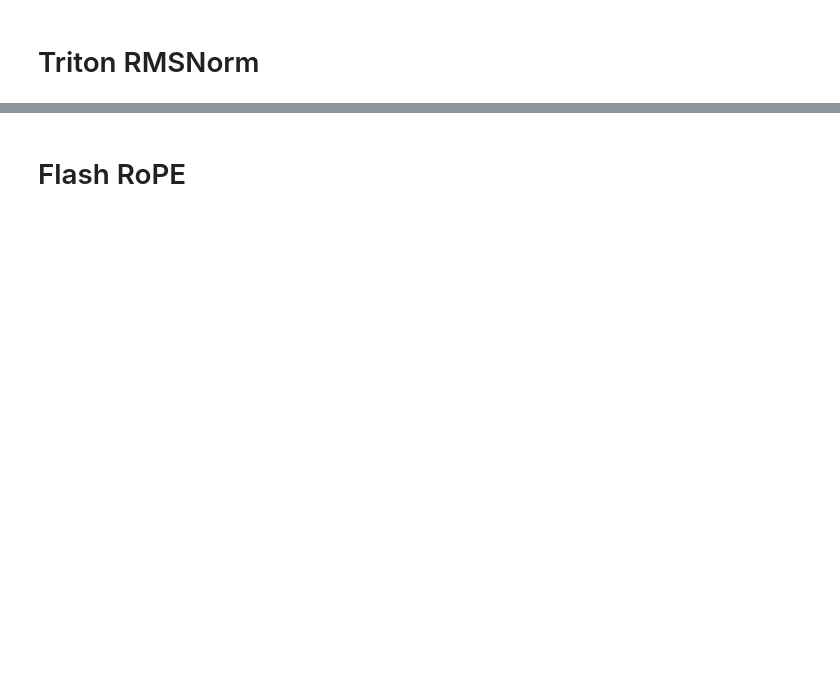
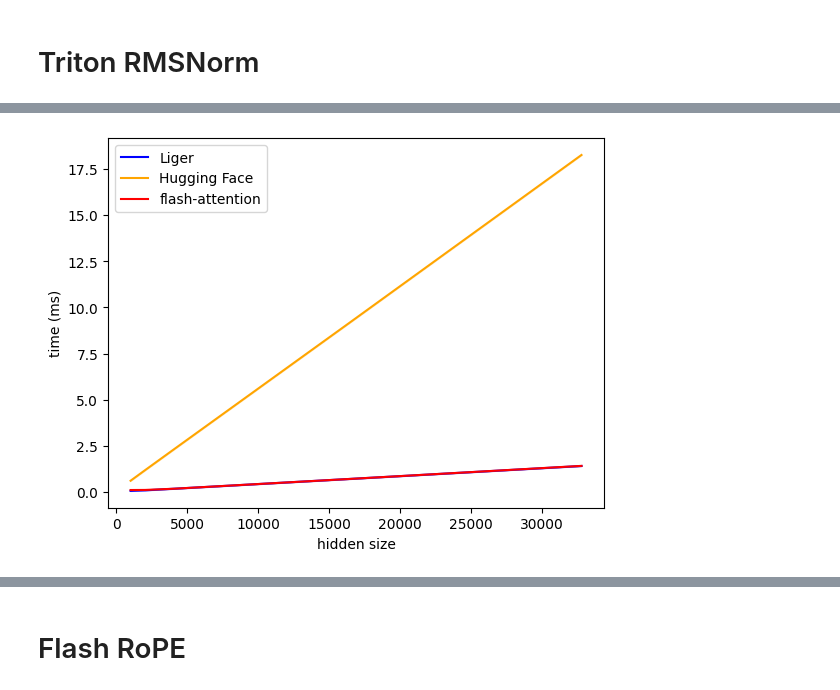
Before and after one commit to zzhhjjj/LLaMA, a Jupyter notebook: tools/benchmark/benchmark.ipynb, the cells around one changed output, grey strips where cells are left out. Cells and saved outputs as stored; diff of their text form; code cells hidden in the pictures; blank space fills up the shorter version.

```diff
--- a/tools/benchmark/benchmark.ipynb
+++ b/tools/benchmark/benchmark.ipynb
@@ -499,3 +596,96 @@ class RMSNorm(nn.Module):
         variance = input.pow(2).mean(-1, keepdim=True)
         input = input * torch.rsqrt(variance + self.variance_epsilon)
         return self.weight * input.to(input_dtype)
+# %%
+import triton
+@triton.testing.perf_report(
+    [
+        triton.testing.Benchmark(
+            x_names=["N"],
+            x_vals=[2**i for i in range(10, 16)],
+            xlabel="hidden size",
+            line_arg="provider",
+            line_vals=["liger", "huggingface","flash-attention"],
+            line_names=["Liger", "Hugging Face", "flash-attention"],
+            styles=[("blue", "solid"), ("orange", "solid"), ("red", "solid")],
+            ylabel="time (ms)",
+            plot_name="rmsnorm-fwd-speed-benchmark",
+            args={"M": 2048, "dtype": torch.bfloat16, "mode": "forward"},
+        ),
+        triton.testing.Benchmark(
+            x_names=["N"],
+            x_vals=[2**i for i in range(10, 16)],
+            xlabel="hidden size",
+            line_arg="provider",
+            line_vals=["liger", "huggingface","flash-attention"],
+            line_names=["Liger", "Hugging Face", "flash-attention"],
+            styles=[("blue", "solid"), ("orange", "solid"), ("red", "solid")],
+            ylabel="time (ms)",
+            plot_name="rmsnorm-bwd-speed-benchmark",
+            args={"M": 2048, "dtype": torch.bfloat16, "mode": "backward"},
+        ),
+        triton.testing.Benchmark(
+            x_names=["N"],
+            x_vals=[2**i for i in range(10, 16)],
+            xlabel="hidden size",
+            line_arg="provider",
+            line_vals=["liger", "huggingface","flash-attention"],
+            line_names=["Liger", "Hugging Face", "flash-attention"],
+            styles=[("blue", "solid"), ("orange", "solid"), ("red", "solid")],
+            ylabel="time (ms)",
+            plot_name="rmsnorm-full-speed-benchmark",
+            args={"M": 2048, "dtype": torch.bfloat16, "mode": "full"},
+        ),
+    ]
+)
+def bench_speed_rms_norm(M, N, dtype, provider, mode, eps=1e-5, device="cuda"):
+    x_shape = (8192*4, N)
+
+    triton_rms = LigerRMSNorm(hidden_size=N).to("cuda")
+    llama_rms = RMSNorm(hidden_size=N).to("cuda")
+    triton_rmsnorm = TritonRMSNorm(hidden_size=N).to("cuda")
+
+    x = torch.randn(x_shape, dtype=dtype, device="cuda")
+    dy = torch.randn_like(x)
+    x.requires_grad_(True)
+    quantiles = [0.5, 0.2, 0.8]
+
+    # utility functions
+
+    def y_fwd():
+        if provider == "liger":
+            return triton_rms(x)
+
+        if provider == "huggingface":
+
+            return llama_rms(x)
+
+        if provider == "flash-attention":
+            return triton_rmsnorm(x)
+
+    if mode == "forward":
+        ms, min_ms, max_ms = triton.testing.do_bench(
+            y_fwd, quantiles=quantiles, grad_to_none=[x], rep=500
+        )
+    elif mode == "backward":
+        y = y_fwd()
+        ms, min_ms, max_ms = triton.testing.do_bench(
+            lambda: y.backward(dy, retain_graph=True),
+            quantiles=quantiles,
+            grad_to_none=[x],
+            rep=500,
+        )
+    elif mode == "full":
+
+        def full():
+            y = y_fwd()
+            y.backward(dy, retain_graph=True)
+
+        ms, min_ms, max_ms = triton.testing.do_bench(
+            full, quantiles=quantiles, grad_to_none=[x], rep=500
+        )
+
+    return ms, max_ms, min_ms
+
+bench_speed_rms_norm.run(save_path='', print_data=True)
+# %% [output]
@@ -501,0 +709 @@ class RMSNorm(nn.Module):
+[figure, added]
```
Also changed, not shown: parts of 25 cells of this notebook.
